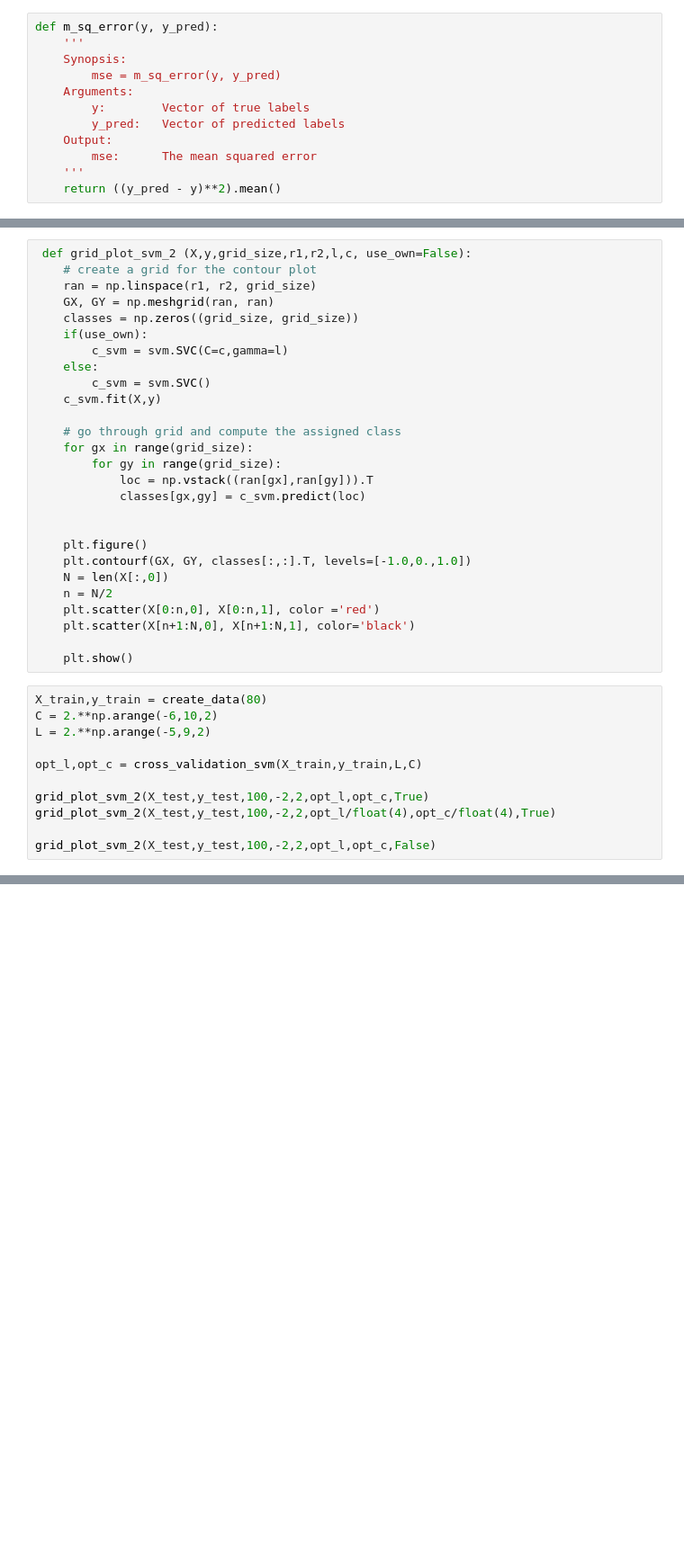
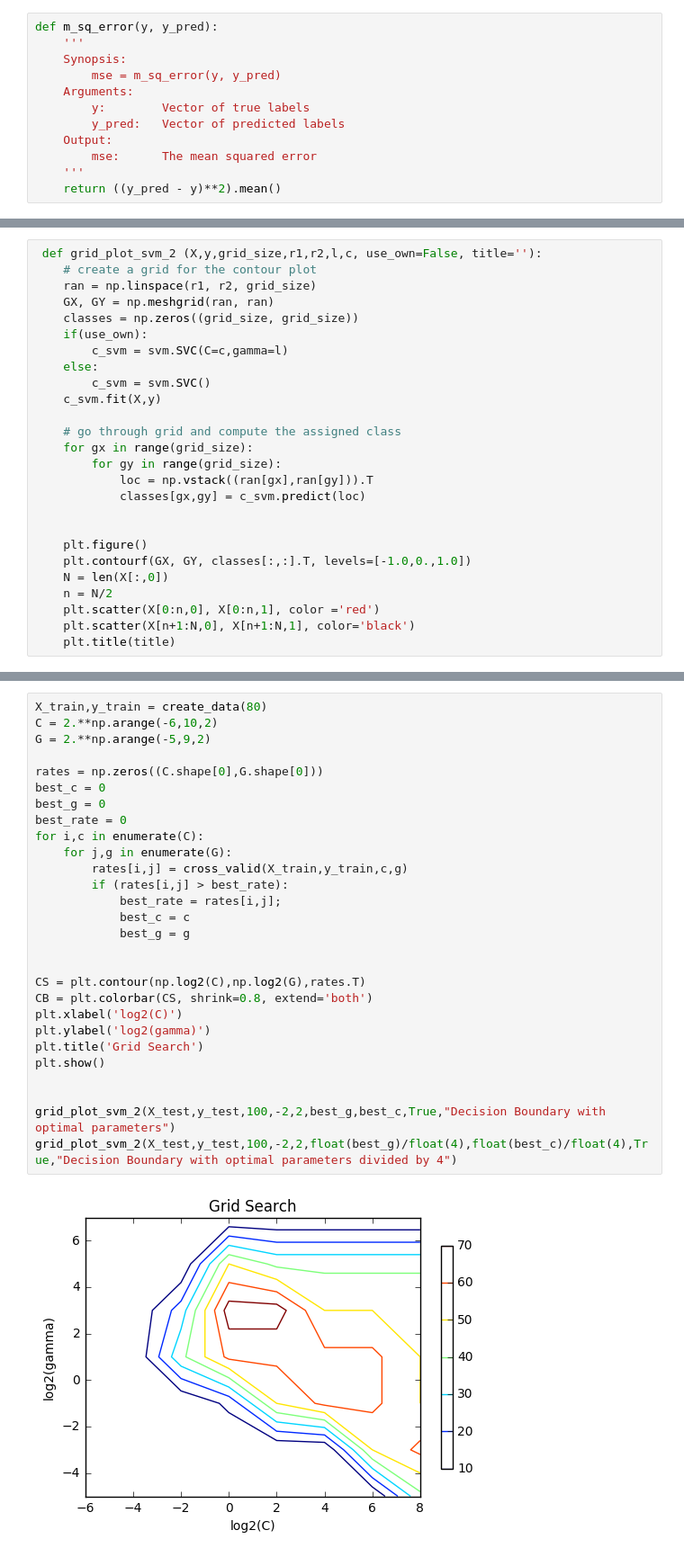
Before and after one commit to muellerfelix/mi-hw-1617, a Jupyter notebook: hw-8/mi-hw-8.ipynb, the cells around one changed output, grey strips where cells are left out. Shown at 90% size. Cells and saved outputs as stored; diff of their text form; blank space fills up the shorter version.

```diff
--- a/hw-8/mi-hw-8.ipynb
+++ b/hw-8/mi-hw-8.ipynb
@@ -175,5 +194,5 @@ def cross_validation_svm(X, y, L,c, n_folds=10):
 # %%
- def grid_plot_svm_2 (X,y,grid_size,r1,r2,l,c, use_own=False):
+ def grid_plot_svm_2 (X,y,grid_size,r1,r2,l,c, use_own=False, title=''):
     # create a grid for the contour plot
     ran = np.linspace(r1, r2, grid_size)
     GX, GY = np.meshgrid(ran, ran)
@@ -197,16 +216,4 @@ def cross_validation_svm(X, y, L,c, n_folds=10):
     n = N/2
     plt.scatter(X[0:n,0], X[0:n,1], color ='red')
     plt.scatter(X[n+1:N,0], X[n+1:N,1], color='black')
-
-    plt.show()
+    plt.title(title)
-# %%
-X_train,y_train = create_data(80)
-C = 2.**np.arange(-6,10,2)
-L = 2.**np.arange(-5,9,2)
-
-opt_l,opt_c = cross_validation_svm(X_train,y_train,L,C)
-
-grid_plot_svm_2(X_test,y_test,100,-2,2,opt_l,opt_c,True)
-grid_plot_svm_2(X_test,y_test,100,-2,2,opt_l/float(4),opt_c/float(4),True)
-
-grid_plot_svm_2(X_test,y_test,100,-2,2,opt_l,opt_c,False)
@@ -216,0 +272,30 @@ grid_plot_svm_2(X_test,y_test,100,-2,2,opt_l,opt_c,False)
+# %%
+X_train,y_train = create_data(80)
+C = 2.**np.arange(-6,10,2)
+G = 2.**np.arange(-5,9,2)
+
+rates = np.zeros((C.shape[0],G.shape[0]))
+best_c = 0
+best_g = 0
+best_rate = 0
+for i,c in enumerate(C):
+    for j,g in enumerate(G):
+        rates[i,j] = cross_valid(X_train,y_train,c,g)
+        if (rates[i,j] > best_rate):
+            best_rate = rates[i,j];
+            best_c = c
+            best_g = g
+
+
+CS = plt.contour(np.log2(C),np.log2(G),rates.T)
+CB = plt.colorbar(CS, shrink=0.8, extend='both')
+plt.xlabel('log2(C)')
+plt.ylabel('log2(gamma)')
+plt.title('Grid Search')
+plt.show()
+
+
+grid_plot_svm_2(X_test,y_test,100,-2,2,best_g,best_c,True,"Decision Boundary with optimal parameters")
+grid_plot_svm_2(X_test,y_test,100,-2,2,float(best_g)/float(4),float(best_c)/float(4),True,"Decision Boundary with optimal parameters divided by 4")
+# %% [output]
+[figure, added]
```
Also changed, not shown: parts of 11 cells of this notebook, 6 other files.
